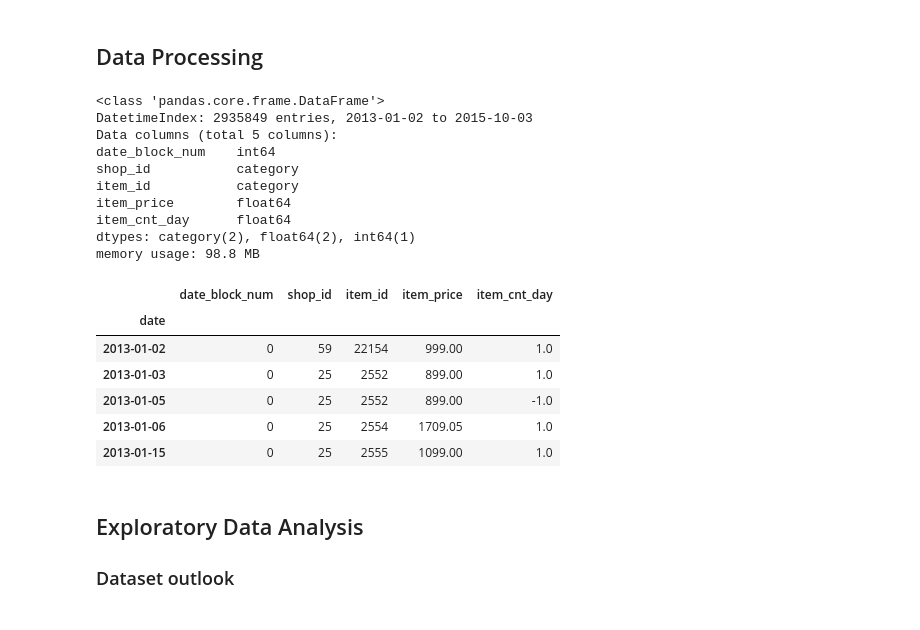
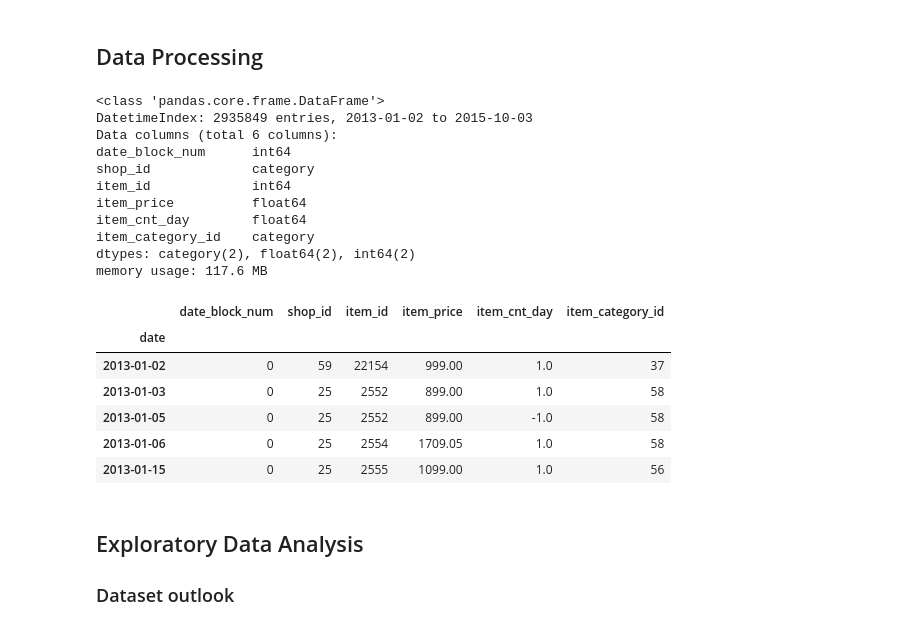
Before and after one commit to pjbaudin/kaggle_team_comp, a Jupyter notebook: 1-Predict Future Sales/Base Exploratory Data Analysis.ipynb, the cells around one changed output. Cells and saved outputs as stored; diff of their text form; code cells hidden in the pictures.

Commit message:
merge dataset for item category

```diff
--- a/1-Predict Future Sales/Base Exploratory Data Analysis.ipynb
+++ b/1-Predict Future Sales/Base Exploratory Data Analysis.ipynb
@@ -29,37 +29,45 @@ sales_original.head()
 # %%
 # Copy and clean sales dataset
 sales = sales_original
+
+# set shop_id, item_id to categorical variables
+sales['shop_id'] = sales['shop_id'].astype('category')
+sales['item_id'] = sales['item_id'].astype('category')
+
+# Merge with item_cat
+item['item_id'] = item['item_id'].astype('category')
+item['item_category_id'] = item['item_category_id'].astype('category')
+
+sales = pd.merge(sales, item, on='item_id', how='left')
+sales = sales.drop(['item_name'], axis=1)
 # convert to datetime
 sales['date'] = pd.to_datetime(sales['date'], format='%d.%m.%Y')
 
 # set index
 sales = sales.set_index('date')
 
-# set shop_id, item_id to categorical variables
-sales['shop_id'] = sales['shop_id'].astype('category')
-sales['item_id'] = sales['item_id'].astype('category')
-
 # see dataset info
 sales.info()
 sales.head()
 # %% [output]
 <class 'pandas.core.frame.DataFrame'>
 DatetimeIndex: 2935849 entries, 2013-01-02 to 2015-10-03
-Data columns (total 5 columns):
-date_block_num    int64
-shop_id           category
-item_id           category
-item_price        float64
-item_cnt_day      float64
-dtypes: category(2), float64(2), int64(1)
-memory usage: 98.8 MB
+Data columns (total 6 columns):
+date_block_num      int64
+shop_id             category
+item_id             int64
+item_price          float64
+item_cnt_day        float64
+item_category_id    category
+dtypes: category(2), float64(2), int64(2)
+memory usage: 117.6 MB
-|  | date_block_num | shop_id | item_id | item_price | item_cnt_day |
-| date |  |  |  |  |  |
-| 2013-01-02 | 0 | 59 | 22154 | 999.00 | 1.0 |
-| 2013-01-03 | 0 | 25 | 2552 | 899.00 | 1.0 |
-| 2013-01-05 | 0 | 25 | 2552 | 899.00 | -1.0 |
-| 2013-01-06 | 0 | 25 | 2554 | 1709.05 | 1.0 |
-| 2013-01-15 | 0 | 25 | 2555 | 1099.00 | 1.0 |
+|  | date_block_num | shop_id | item_id | item_price | item_cnt_day | item_category_id |
+| date |  |  |  |  |  |  |
+| 2013-01-02 | 0 | 59 | 22154 | 999.00 | 1.0 | 37 |
+| 2013-01-03 | 0 | 25 | 2552 | 899.00 | 1.0 | 58 |
+| 2013-01-05 | 0 | 25 | 2552 | 899.00 | -1.0 | 58 |
+| 2013-01-06 | 0 | 25 | 2554 | 1709.05 | 1.0 | 58 |
+| 2013-01-15 | 0 | 25 | 2555 | 1099.00 | 1.0 | 56 |
 # %% [markdown]
 ## Exploratory Data Analysis
 
```
Also changed, not shown: parts of 8 cells of this notebook.
